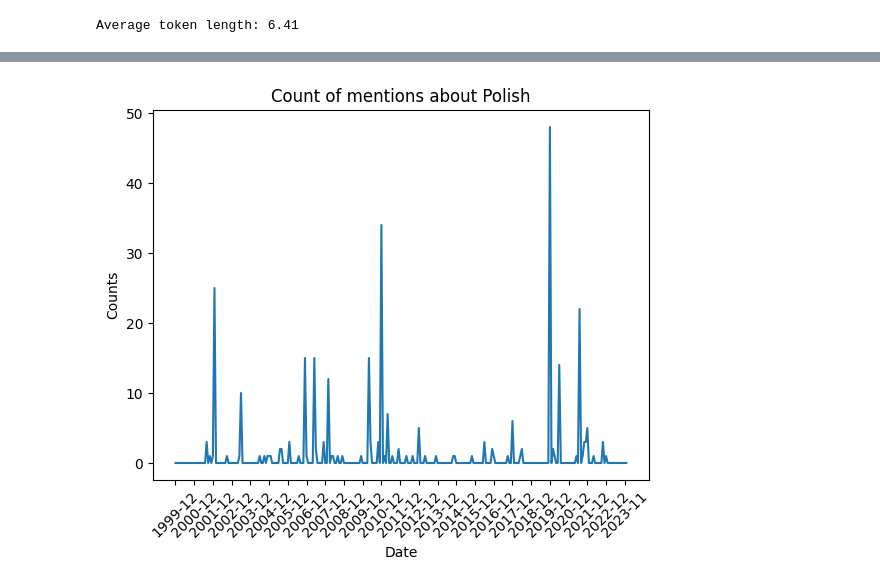
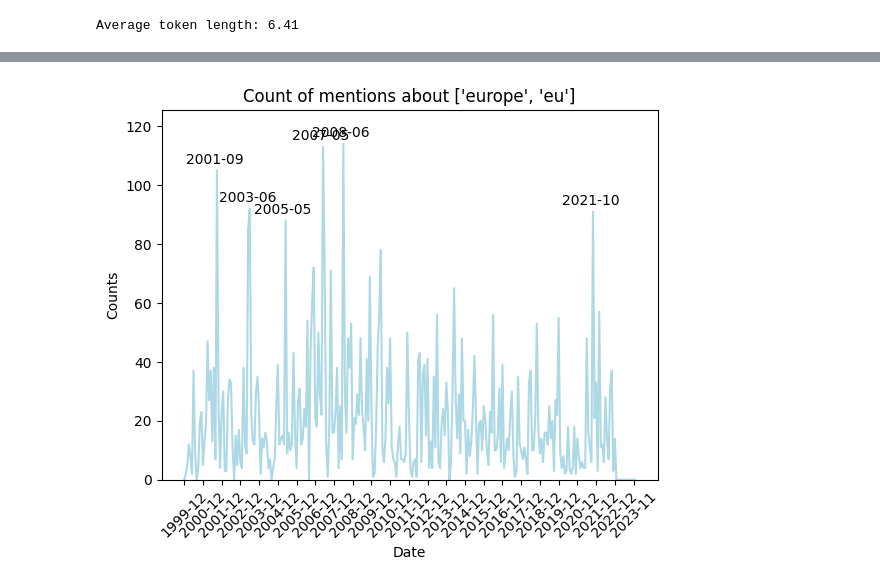
Before and after one commit to grzegorzZ1/2024Z-NLP-project, a Jupyter notebook: nlp.ipynb, the cells around one changed output, grey strips where cells are left out. Drawn from its saved outputs; the diff is of its cells as text; code cells hidden in the pictures.

```diff
--- a/nlp.ipynb
+++ b/nlp.ipynb
@@ -18,7 +19,7 @@ from matplotlib.animation import FuncAnimation
 # %% [markdown]
 ### Load data
 # %%
-data = pd.read_json("putin_complete.json")
+data = pd.read_json("data/putin_complete.json")
 # %% [markdown]
 ### Preprocessing
 # %%
@@ -148,13 +136,41 @@ plt.show()
-# %%
-pol_encounters, dates = get_token_encounters("polish")
-
-plt.plot(dates, pol_encounters)
-plt.xlabel("Date")
-plt.ylabel("Counts")
-plt.title("Count of mentions about Polish")
-plt.xticks(rotation=45, ticks=range(0, len(dates), 12))
-plt.show()
-# %% [output]
-[figure, removed]
+# %%
+def get_token_encounters(token):
+    encounters = []
+    dates = []
+    for k, v in transcripts_processed.items():
+        dates.append(k)
+        counts_for_month = []
+        for speech in v:
+            counts = pd.Series(speech).value_counts()
+            try:
+                counts_for_month.append(counts[token])
+            except:
+                counts_for_month.append(0)
+        encounters.append(sum(counts_for_month))
+
+    return encounters, dates
+
+def plot_counts(tokens):
+    encounters, dates = get_token_encounters(tokens[0])
+    for token in tokens[1:]:
+        encounters_token, _ = get_token_encounters(token)
+        encounters = [encounters[i] + encounters_token[i] for i in range(len(encounters))]
+    plt.plot(dates, encounters, color="lightblue")
+    plt.xlabel("Date")
+    plt.ylabel("Counts")
+    plt.title(f"Count of mentions about {tokens}")
+    plt.xticks(rotation=45, ticks=range(0, len(dates), 12))
+    threshold = np.quantile(encounters, 0.98)
+    for i in range(len(encounters)):
+        if encounters[i] > threshold:
+            plt.text(i-20, encounters[i]+max(encounters)/50, dates[i], color='black')
+    plt.ylim(0, max(encounters) + max(encounters)/10)
+    plt.show()
+# %%
+plot_counts(["europe", "eu"])
+# plot_counts(["warsaw"])
+# plot_counts(["poland", "poles", "polish", "warsaw"])
+# %% [output]
+[figure, added]
 # %%
 speeches_processed = {}
```
Also changed, not shown: parts of 25 cells of this notebook, 1 other file.
